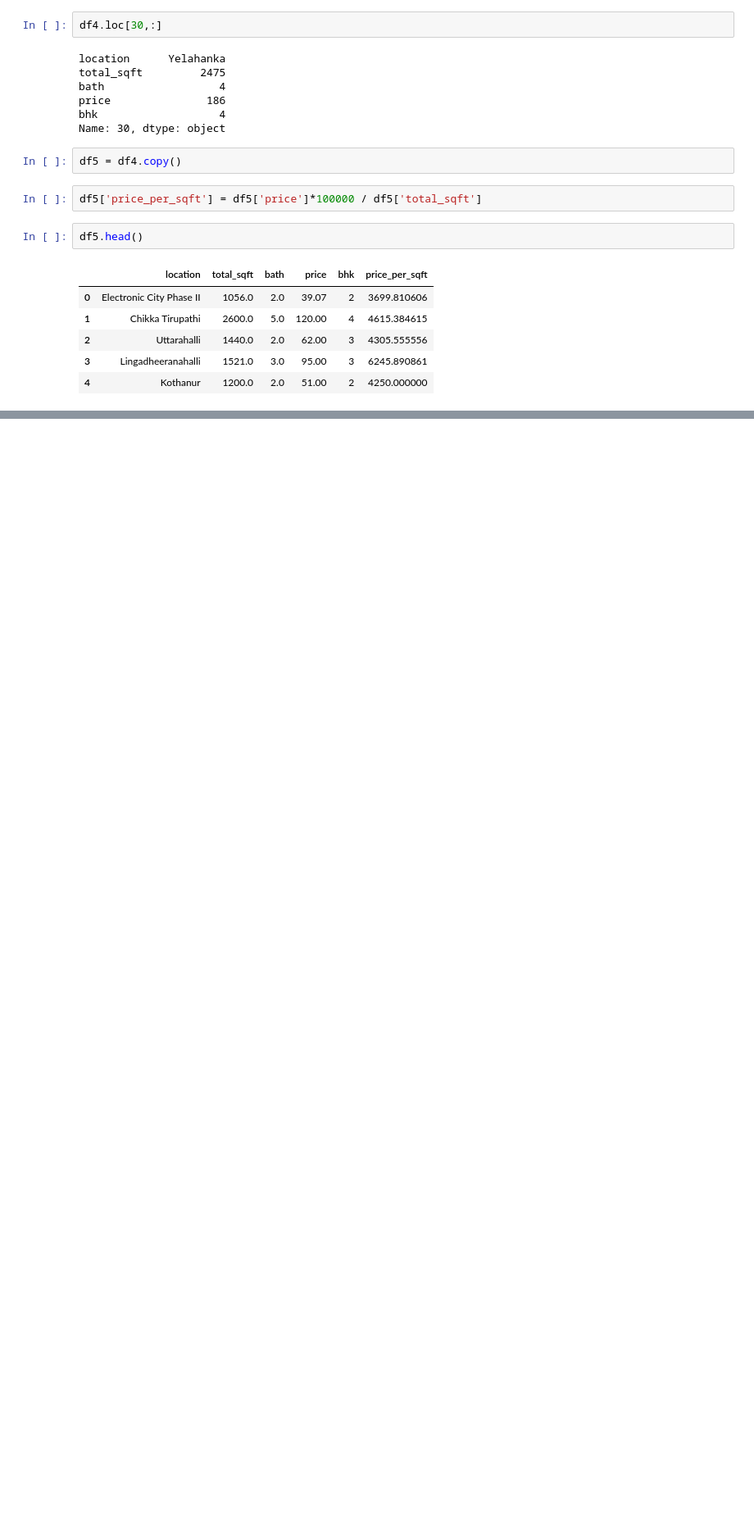
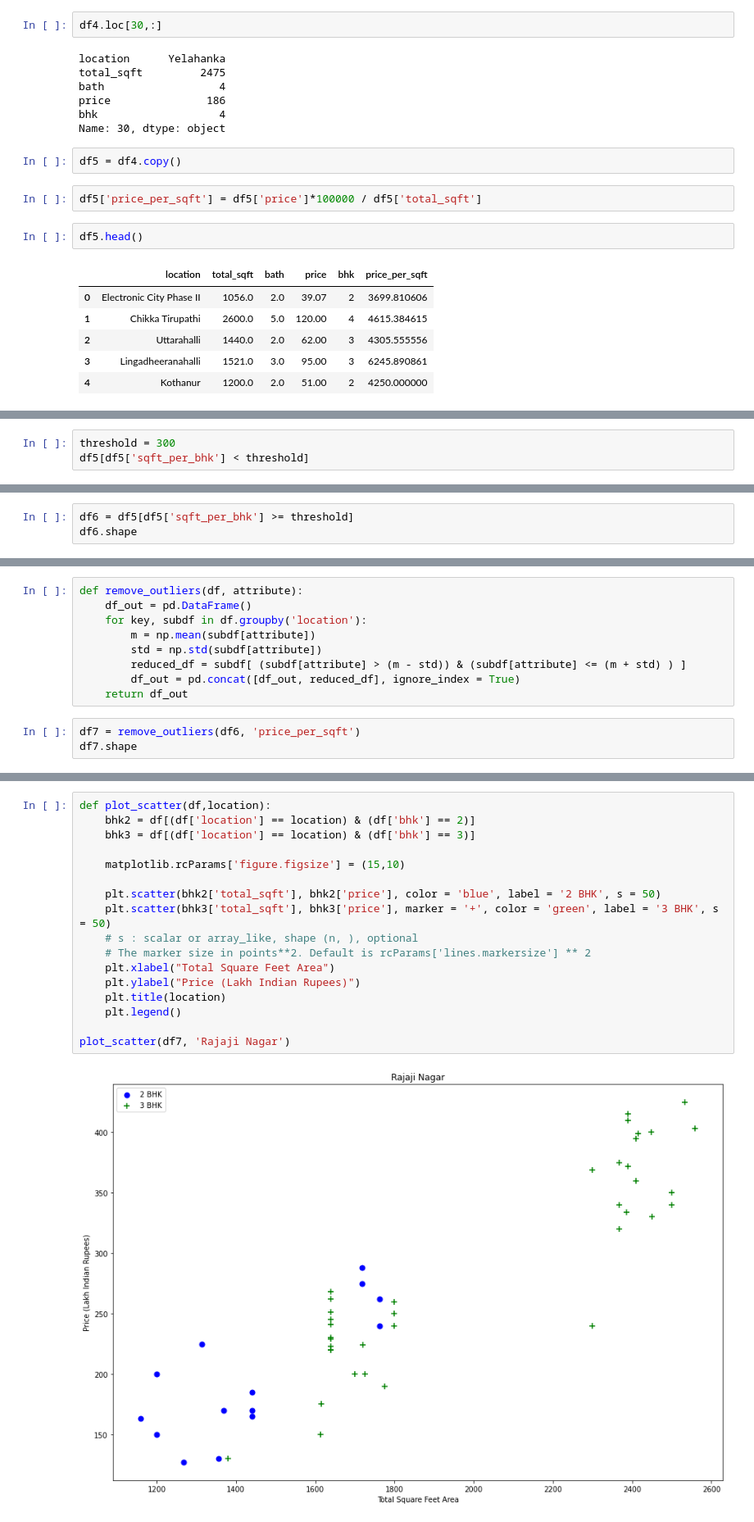
Before and after one commit to ksh168/Machine-Learning-projects, a Jupyter notebook: Banglore real estate price prediction/hpp_model.ipynb, the cells around one changed output, grey strips where cells are left out. Shown: that part at 82% size. Drawn from its saved outputs; the diff is of its cells as text; blank space fills up the shorter version.

```diff
--- a/Banglore real estate price prediction/hpp_model.ipynb
+++ b/Banglore real estate price prediction/hpp_model.ipynb
@@ -207,0 +321,3 @@ df5.head()
+# %%
+threshold = 300
+df5[df5['sqft_per_bhk'] < threshold]
@@ -207,0 +338,3 @@ df5.head()
+# %%
+df6 = df5[df5['sqft_per_bhk'] >= threshold]
+df6.shape
@@ -207,0 +355,12 @@ df5.head()
+# %%
+def remove_outliers(df, attribute):
+    df_out = pd.DataFrame()
+    for key, subdf in df.groupby('location'):
+        m = np.mean(subdf[attribute])
+        std = np.std(subdf[attribute])
+        reduced_df = subdf[ (subdf[attribute] > (m - std)) & (subdf[attribute] <= (m + std) ) ]
+        df_out = pd.concat([df_out, reduced_df], ignore_index = True)
+    return df_out
+# %%
+df7 = remove_outliers(df6, 'price_per_sqft')
+df7.shape
@@ -207,0 +385,19 @@ df5.head()
+# %%
+def plot_scatter(df,location):
+    bhk2 = df[(df['location'] == location) & (df['bhk'] == 2)]
+    bhk3 = df[(df['location'] == location) & (df['bhk'] == 3)]
+
+    matplotlib.rcParams['figure.figsize'] = (15,10)
+
+    plt.scatter(bhk2['total_sqft'], bhk2['price'], color = 'blue', label = '2 BHK', s = 50)
+    plt.scatter(bhk3['total_sqft'], bhk3['price'], marker = '+', color = 'green', label = '3 BHK', s = 50)
+    # s : scalar or array_like, shape (n, ), optional
+    # The marker size in points**2. Default is rcParams['lines.markersize'] ** 2
+    plt.xlabel("Total Square Feet Area")
+    plt.ylabel("Price (Lakh Indian Rupees)")
+    plt.title(location)
+    plt.legend()
+
+plot_scatter(df7, 'Rajaji Nagar')
+# %% [output]
+[figure, added]
```
Also changed, not shown: parts of 65 cells of this notebook, 1 other file.
